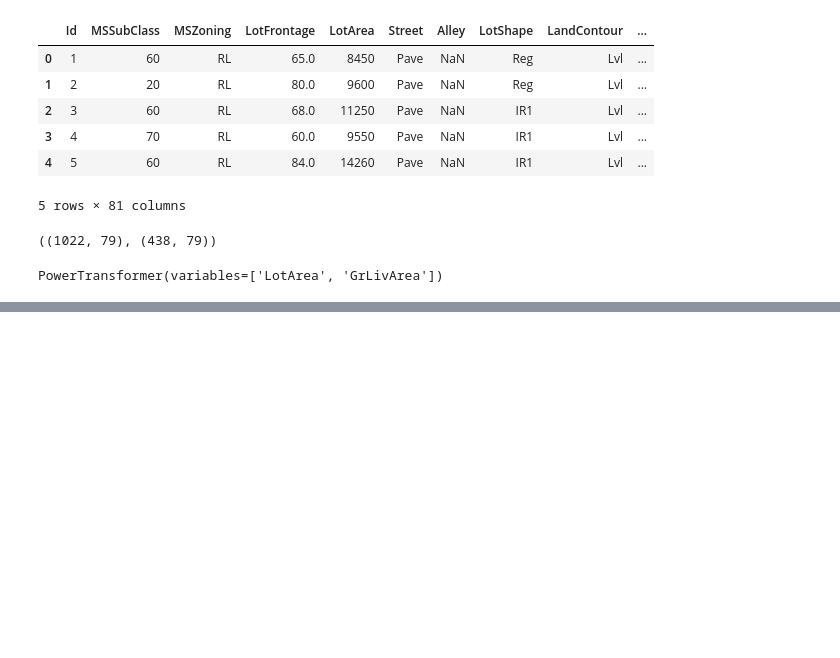
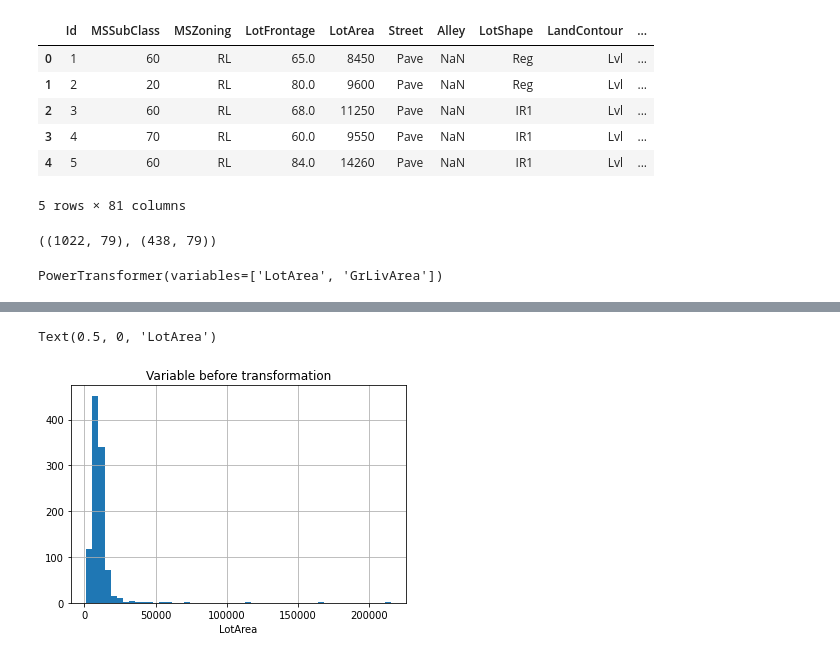
Before and after one commit to feature-engine/feature_engine, a Jupyter notebook: examples/transformation/PowerTransformer.ipynb, the cells around one changed output, grey strips where cells are left out. Cells and saved outputs as stored; diff of their text form; code cells hidden in the pictures; blank space fills up the shorter version.

```diff
--- a/examples/transformation/PowerTransformer.ipynb
+++ b/examples/transformation/PowerTransformer.ipynb
@@ -60,0 +80,8 @@ test_t = et_transformer.transform(X_test)
+# %%
+# tvariable before transformation
+X_train['LotArea'].hist(bins=50)
+plt.title('Variable before transformation')
+plt.xlabel('LotArea')
+# %% [output]
+Text(0.5, 0, 'LotArea')
+[figure, added]
```
Also changed, not shown: parts of 27 cells of this notebook, 5 other files.
